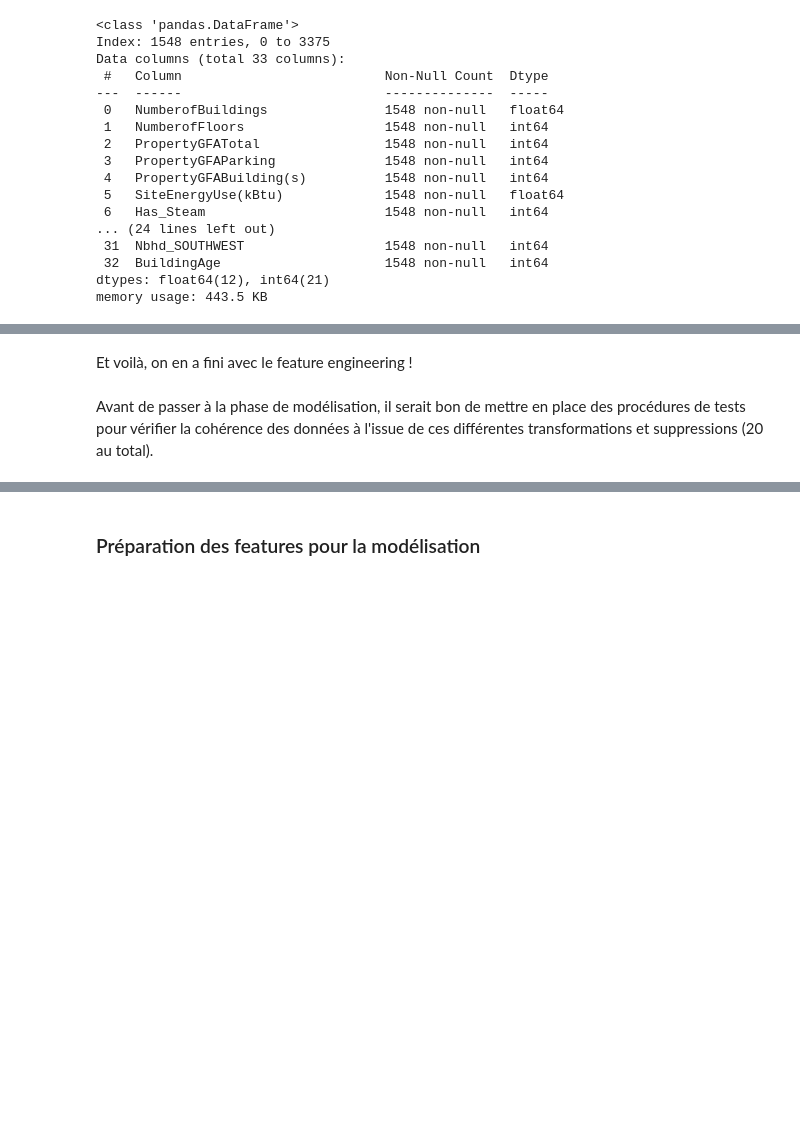
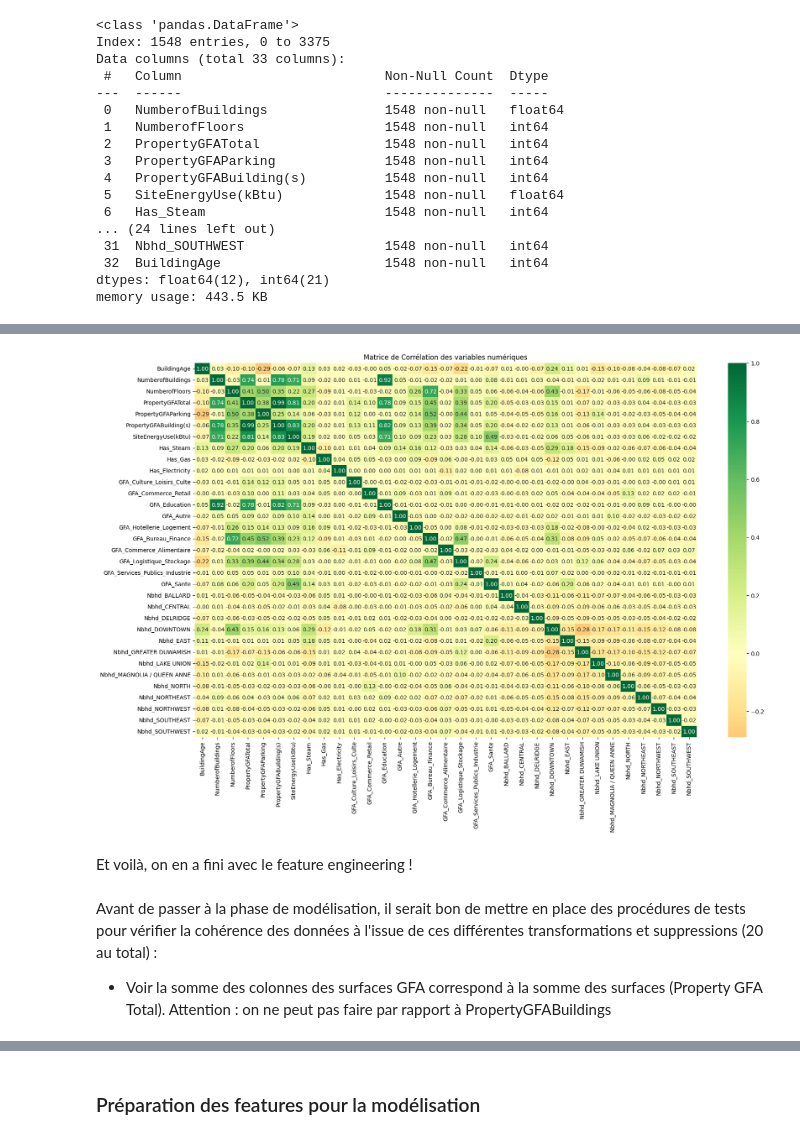
Before and after one commit to AxelFB1992/projet6, a Jupyter notebook: template_modelisation_supervisee.ipynb, the cells around one changed output, grey strips where cells are left out. Cells and saved outputs as stored; diff of their text form; code cells hidden in the pictures; blank space fills up the shorter version.

```diff
--- a/template_modelisation_supervisee.ipynb
+++ b/template_modelisation_supervisee.ipynb
@@ -1505,3 +1505,9 @@ Data columns (total 33 columns):
  32  BuildingAge                     1548 non-null   int64
 dtypes: float64(12), int64(21)
 memory usage: 443.5 KB
+# %%
+# On définit l'ordre : 'BuildingAge' en premier, puis toutes les autres
+cols = ['BuildingAge'] + [c for c in filtered_20_building_consumption.columns if c != 'BuildingAge']
+
+# On applique le nouvel ordre
+filtered_20_building_consumption = filtered_20_building_consumption[cols]
@@ -1508,4 +1524,16 @@ memory usage: 443.5 KB
+# %%
+# Calcul de la matrice de corrélation
+corr = filtered_20_building_consumption.corr()
+
+# Affichage
+plt.figure(figsize=(20,12))
+sns.heatmap(corr, annot=True, cmap='RdYlGn', fmt=".2f", center=0)
+plt.title('Matrice de Corrélation des variables numériques')
+plt.show()
+# %% [output]
+[figure, added]
 # %% [markdown]
 Et voilà, on en a fini avec le feature engineering !
 # %% [markdown]
-Avant de passer à la phase de modélisation, il serait bon de mettre en place des procédures de tests pour vérifier la cohérence des données à l'issue de ces différentes transformations et suppressions (20 au total).
+Avant de passer à la phase de modélisation, il serait bon de mettre en place des procédures de tests pour vérifier la cohérence des données à l'issue de ces différentes transformations et suppressions (20 au total) :
+- Voir la somme des colonnes des surfaces GFA correspond à la somme des surfaces (Property GFA Total). Attention : on ne peut pas faire par rapport à PropertyGFABuildings
```
Also changed, not shown: parts of 4 cells of this notebook.
